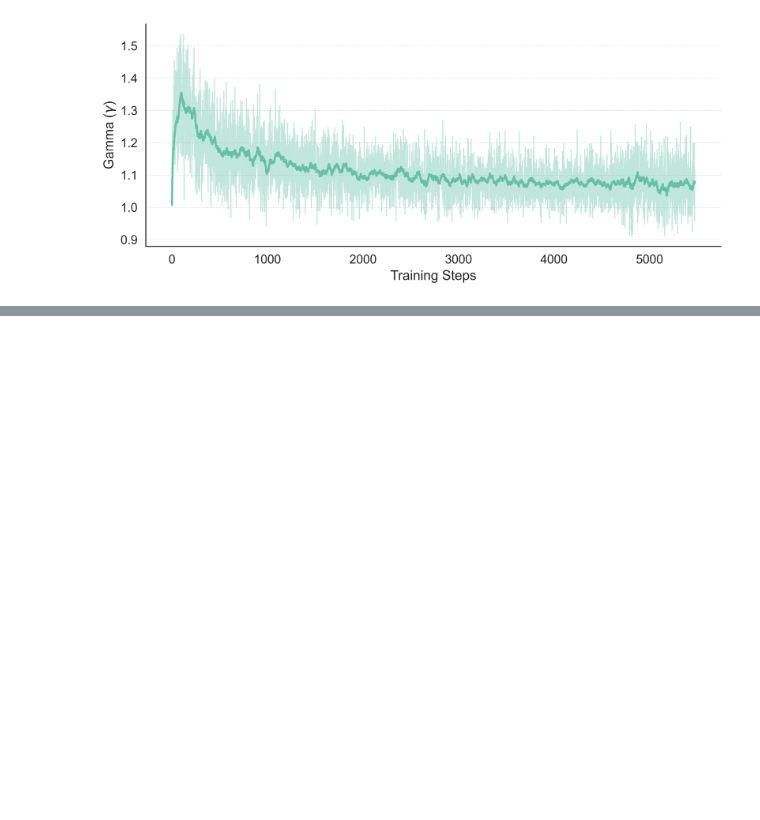
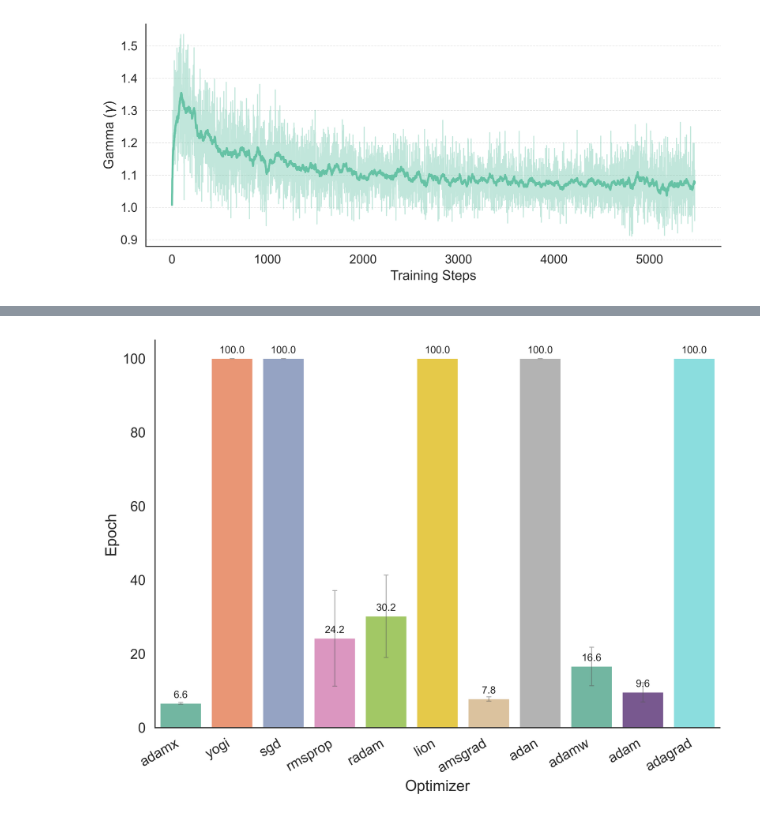
Before and after one commit to FranciscoCaldas/adamX, a Jupyter notebook: notebooks/plot_results.ipynb, the cells around one changed output, grey strips where cells are left out. Cells and saved outputs as stored; diff of their text form; code cells hidden in the pictures; blank space fills up the shorter version.

```diff
--- a/notebooks/plot_results.ipynb
+++ b/notebooks/plot_results.ipynb
@@ -122,5 +122,16 @@ plt.show()
 # %% [output]
 [figure]
 # %%
-df_gamma.keys()
+df2 = pd.read_csv('epochs_summary_cifar.csv')
+
+summary = (
+    df2.groupby("optimizer")["epoch"]
+    .agg(["mean", "std"])
+    .reset_index()
+)
+
+# Save table
+summary.to_csv("epochs_summary_cifa10.csv", index=False)
+
+print(summary)
 # %% [output]
@@ -130,3 +150,77 @@ Index(['Step', 'lively-dream-390 - gamma', 'lively-dream-390 - gamma__MIN',
 # %%
-df_gamma.keys()
+import matplotlib.pyplot as plt
+import seaborn as sns
+
+sns.set_theme(
+    style="white",
+    context="paper",
+    font_scale=1.4
+)
+
+plt.figure(figsize=(8, 6), dpi=600)
+base = sns.color_palette("Set2", 9)
+
+extra = [
+    "#7A4F98",  # indigo (deep purple-blue)
+    "#7DEAECFF",  # dark turquoise
+    "#F2E391FF"   # gold
+]
+
+colors = list(base) + extra
+ax = sns.barplot(
+    data=df2,
+    x="optimizer",
+    y="epoch",
+    errorbar="se",
+    palette=colors,
+    linewidth=0.5,
+    order = [
+    "adamx",
+    "yogi",
+    "sgd",
+    "rmsprop",
+    "radam",
+    "lion",
+    "amsgrad",
+    "adan",
+    "adamw",
+    "adam",
+    "adagrad",
+],
+    err_kws={
+        "color": "0.35",     # softer gray
+        "alpha": 0.5,        # transparency
+        "linewidth": 0.8     # thinner lines
+    },
+    capsize=0.08
+)
+
+# Rotate labels
+plt.xticks(rotation=30, ha="right")
+
+# Add values on top of bars
+for p in ax.patches:
+    height = p.get_height()
+    ax.annotate(
+        f"{height:.1f}",
+        (p.get_x() + p.get_width() / 2., height),
+        ha="center",
+        va="bottom",
+        fontsize=9,
+        xytext=(0, 3),
+        textcoords="offset points"
+    )
+
+# Cleaner look
+sns.despine()
+#ax.set_ylim(bottom=0)
+ax.set_xlabel("Optimizer")
+ax.set_ylabel("Epoch")
+
+plt.tight_layout()
+
+# Better for papers
+plt.savefig("epochs_barplot.pdf", bbox_inches="tight")
+
+plt.show()
 # %% [output]
@@ -135,0 +230 @@ Index(['Step', 'optimizer: adamx - gamma', 'optimizer: adamx - gamma__MIN',
+[figure, added]
```
Also changed, not shown: parts of 2 cells of this notebook, 6 other files.
